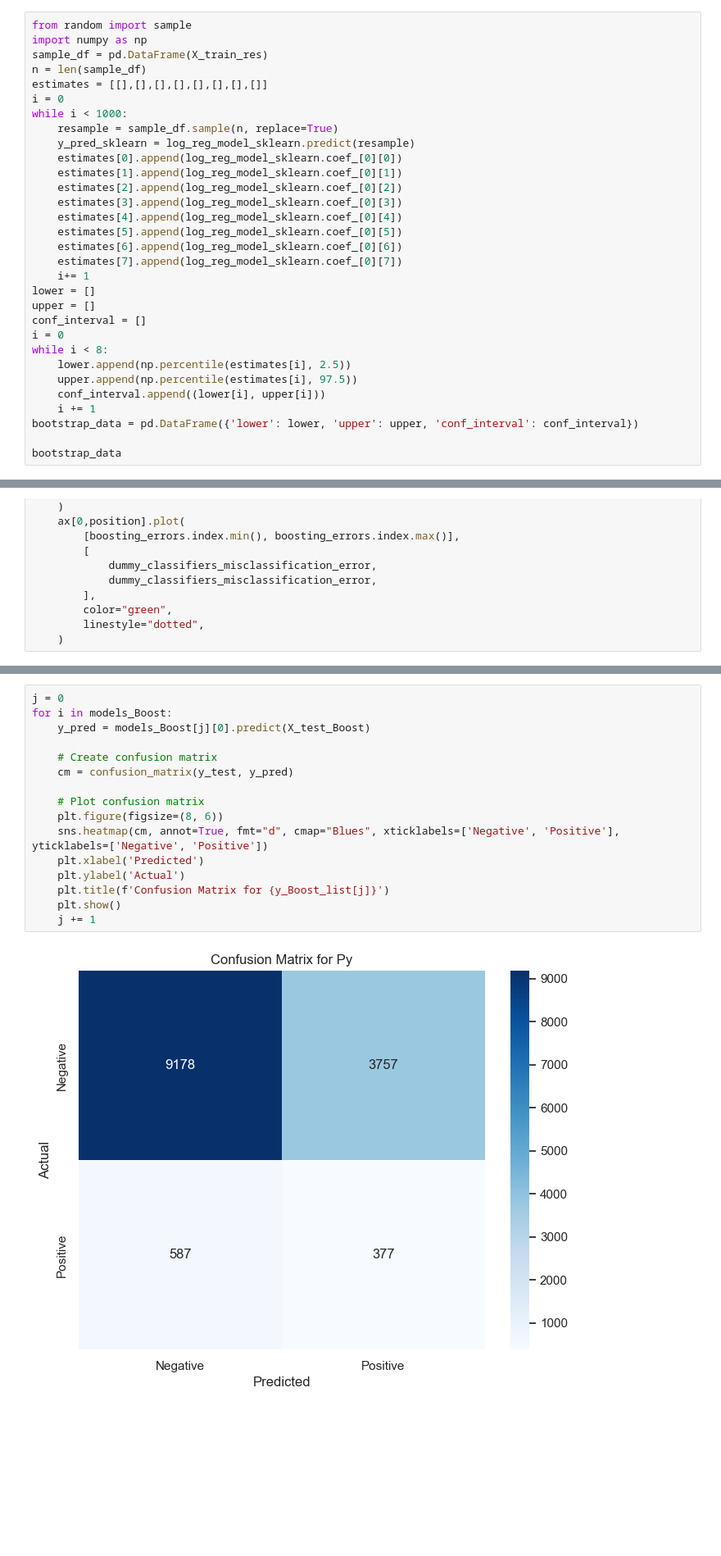
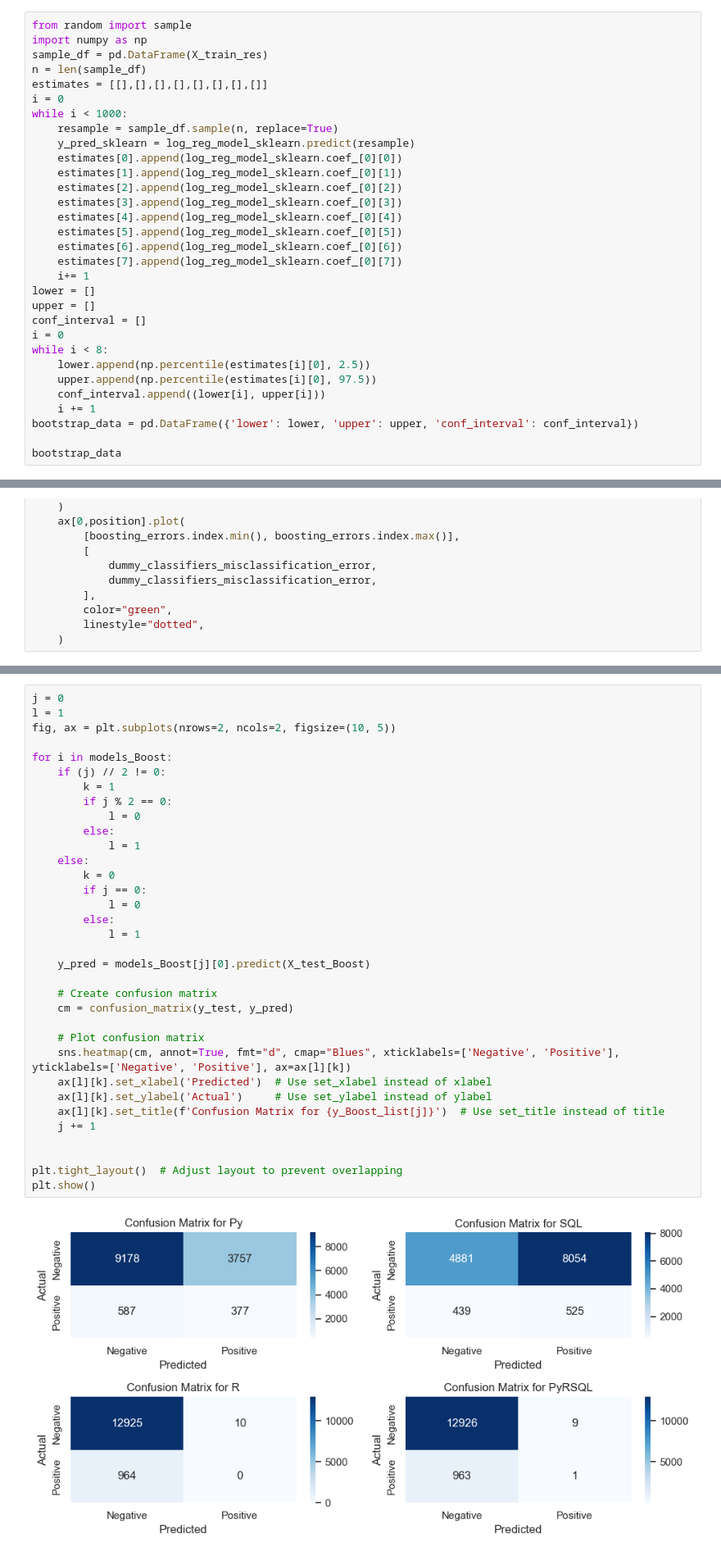
Before and after one commit to TrueCodee/Final-Project, a Jupyter notebook: Final Project.ipynb, the cells around one changed output, grey strips where cells are left out. Shown at 82% size. Drawn from its saved outputs; the diff is of its cells as text; blank space fills up the shorter version.

Commit message:
Clean Confusion Matrix

```diff
--- a/Final Project.ipynb
+++ b/Final Project.ipynb
@@ -313,8 +313,8 @@ upper = []
 conf_interval = []
 i = 0
 while i < 8:
-    lower.append(np.percentile(estimates[i], 2.5))
-    upper.append(np.percentile(estimates[i], 97.5))
+    lower.append(np.percentile(estimates[i][0], 2.5))
+    upper.append(np.percentile(estimates[i][0], 97.5))
     conf_interval.append((lower[i], upper[i]))
     i += 1
 bootstrap_data = pd.DataFrame({'lower': lower, 'upper': upper, 'conf_interval': conf_interval})
@@ -529,19 +539,37 @@ Text(0.5, 1.0, 'PyRSQL')
 [figure]
 # %%
 j = 0
+l = 1
+fig, ax = plt.subplots(nrows=2, ncols=2, figsize=(10, 5))
+
 for i in models_Boost:
+    if (j) // 2 != 0:
+        k = 1
+        if j % 2 == 0:
+            l = 0
+        else:
+            l = 1
+    else:
+        k = 0
+        if j == 0:
+            l = 0
+        else:
+            l = 1
+
     y_pred = models_Boost[j][0].predict(X_test_Boost)
 
     # Create confusion matrix
     cm = confusion_matrix(y_test, y_pred)
 
     # Plot confusion matrix
-    plt.figure(figsize=(8, 6))
-    sns.heatmap(cm, annot=True, fmt="d", cmap="Blues", xticklabels=['Negative', 'Positive'], yticklabels=['Negative', 'Positive'])
-    plt.xlabel('Predicted')
-    plt.ylabel('Actual')
-    plt.title(f'Confusion Matrix for {y_Boost_list[j]}')
-    plt.show()
+    sns.heatmap(cm, annot=True, fmt="d", cmap="Blues", xticklabels=['Negative', 'Positive'], yticklabels=['Negative', 'Positive'], ax=ax[l][k])
+    ax[l][k].set_xlabel('Predicted')  # Use set_xlabel instead of xlabel
+    ax[l][k].set_ylabel('Actual')     # Use set_ylabel instead of ylabel
+    ax[l][k].set_title(f'Confusion Matrix for {y_Boost_list[j]}')  # Use set_title instead of title
     j += 1
+
+
+plt.tight_layout()  # Adjust layout to prevent overlapping
+plt.show()
 # %% [output]
-[figure, old version]
+[figure, new version]
```
Also changed, not shown: parts of 3 cells of this notebook.
